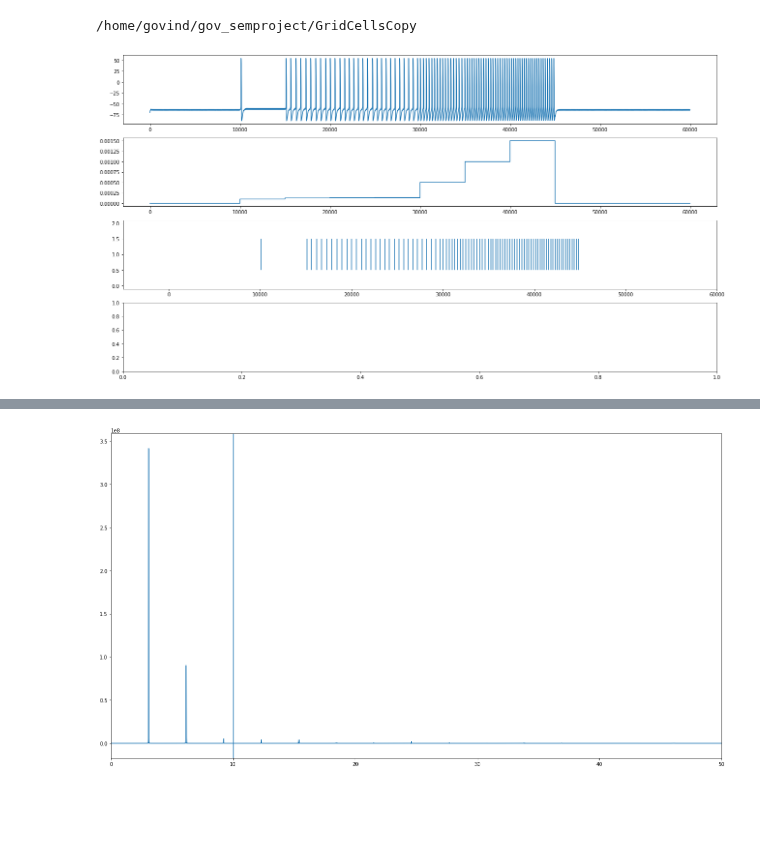
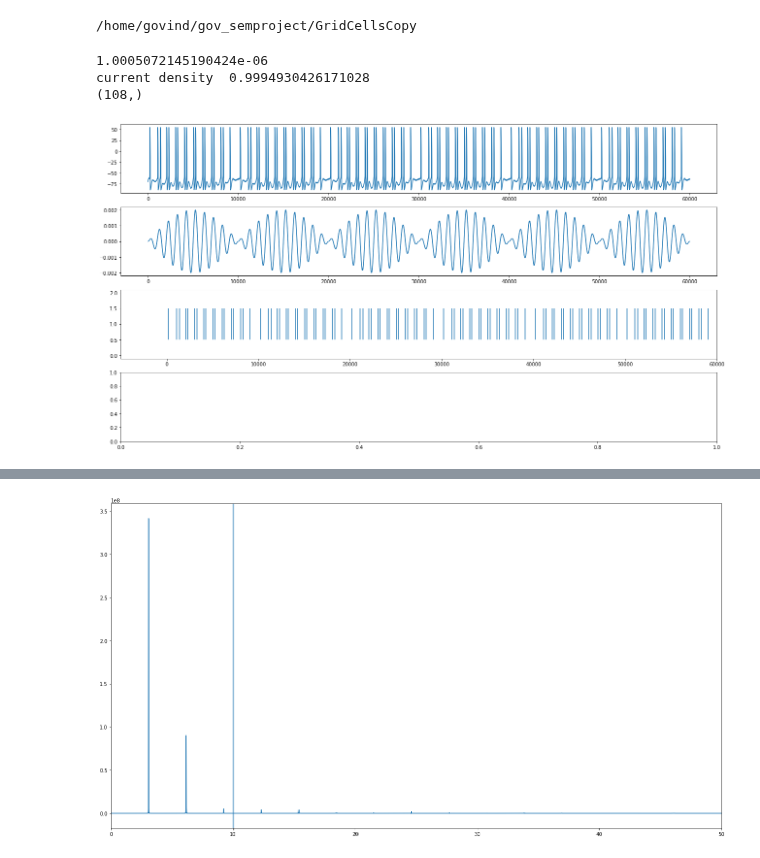
Before and after one commit to tiny-infinity/GridCellsCopy, a Jupyter notebook: analysis/notebooks/theta_analysis/single_interneuron.ipynb, the cells around one changed output, grey strips where cells are left out. Cells and saved outputs as stored; diff of their text form; code cells hidden in the pictures; blank space fills up the shorter version.

Commit message:
single interneuron again

```diff
--- a/analysis/notebooks/theta_analysis/single_interneuron.ipynb
+++ b/analysis/notebooks/theta_analysis/single_interneuron.ipynb
@@ -15,51 +15,61 @@ h.load_file("stdrun.hoc")
 h.cvode_active(1)
 
 test_interneuron = interneuron.Interneuron(0)
-
+sf_area = h.area(0.5,sec=test_interneuron.soma) * 1e-8
+print(sf_area)
 ic = h.IClamp(test_interneuron.soma(0.5))
 ic.dur = 1e9
 T, num_steps = 60,60000
 time_arr = np.linspace(0,T,num_steps)
 
-freq = 30
-curr_amp = 1e-3
-base_amp = 3e-3
+freq = 1
+curr_amp = 2e-3
+base_amp = 1e-3
+print("current density ", base_amp/(1000*sf_area))
 baseline_arr = np.full_like(len(time_arr),base_amp)
-amp_mod = np.abs(np.sin(2*np.pi*0.1*time_arr))
-#curr_arr =  (curr_amp * np.abs(np.sin(2*np.pi*freq*time_arr))) + baseline_arr
+amp_mod = np.abs(np.sin(2*np.pi*0.05*time_arr))
+osc_arr =  (curr_amp * (np.sin(2*np.pi*freq*time_arr))) + baseline_arr
 
 curr_arr = np.zeros(len(time_arr))
+"""
 curr_arr[10001:15000]=1.0e-4
 curr_arr[15000:20000]=1.25e-4
 curr_arr[20000:25000]=1.3e-4
 curr_arr[25000:30000]=1.35e-4
 curr_arr[30000:35000]=1.5e-4
-curr_arr[30000:35000]=5e-4
+
+curr_arr[30000:35000]=1e-3
 curr_arr[35000:40000]=1e-3
 curr_arr[40000:45000]=1.5e-3
+"""
 
-
-curr_vec = h.Vector(curr_arr)
+curr_vec = h.Vector(osc_arr*amp_mod)
 
 curr_vec.play(ic, ic._ref_amp, True)
 rec_i = h.Vector().record(ic._ref_amp)
 rec_v = h.Vector().record(test_interneuron.soma(0.5)._ref_v)
 rec_t = h.Vector().record(h._ref_t)
 spike_times = h.Vector()
 nc = h.NetCon(test_interneuron.soma(0.5)._ref_v, None, sec=test_interneuron.soma)
-nc.threshold=0
+nc.threshold=1
 nc.record(spike_times)
-#np_spike_times=np.array(spike_times)
+
+
+
+
 h.finitialize(-70)
 h.continuerun(60000)
 
-
-
+np_spike_times=np.array(spike_times.to_python())
+print(np.shape(np_spike_times))
 fig,ax=plt.subplots(4,1,figsize=(22,12))
 ax[0].plot(rec_t, rec_v)
 ax[1].plot(rec_t, rec_i)
 ax[2].eventplot(spike_times)
 ax[2].set_xlim(-5000,60000)
 plt.show()
 # %% [output]
+1.0005072145190424e-06
+current density  0.9994930426171028
+(108,)
-[figure, old version]
+[figure, new version]
```
Also changed, not shown: parts of 6 cells of this notebook, 1 other file.
